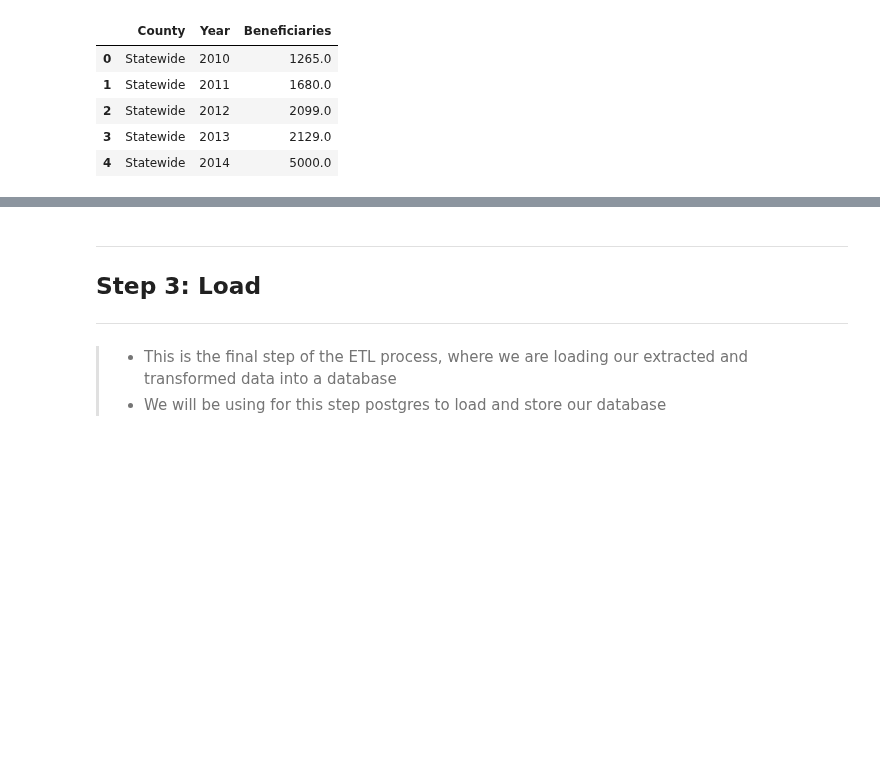
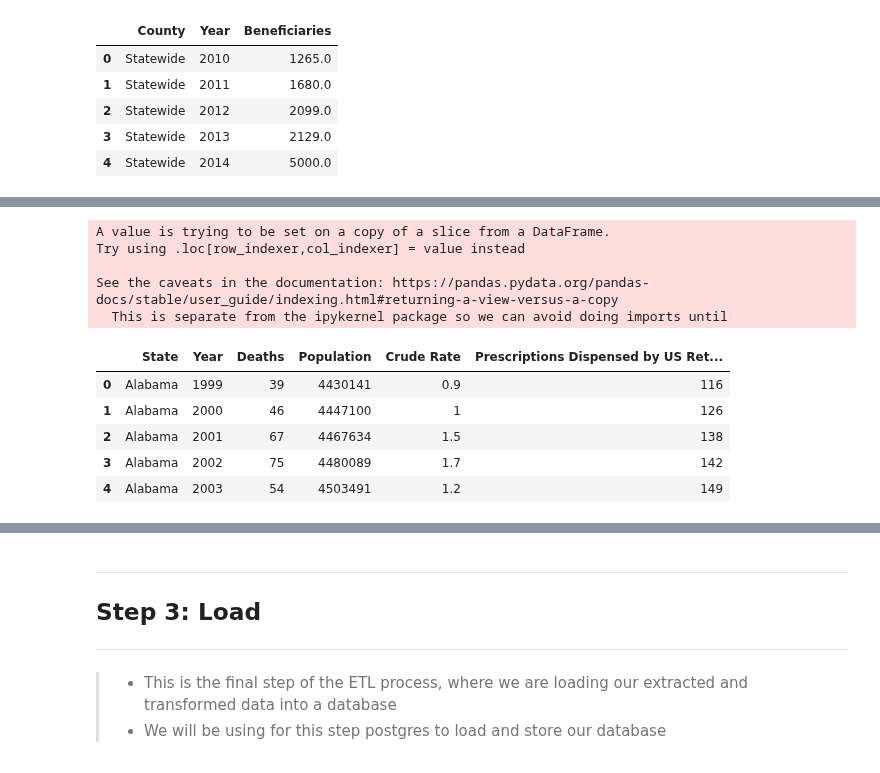
Before and after one commit to Chahnaz-Kbaisi/ETL-Project, a Jupyter notebook: usage_overdose_us.ipynb, the cells around one changed output, grey strips where cells are left out. Saved outputs shown, nothing was run; the diff lists cells and outputs as text; code cells hidden in the pictures; blank space fills up the shorter version.

```diff
--- a/usage_overdose_us.ipynb
+++ b/usage_overdose_us.ipynb
@@ -160,0 +172,17 @@ assisted_treatment.head()
+# %%
+# File 1: We will need to convert the Crude Rate columns data type
+# Converting data type for Crude Rate column:
+death_cause_subset['Crude Rate'] = death_cause_subset['Crude Rate'].astype(str)
+death_cause_subset.head()
+# %% [output]
+A value is trying to be set on a copy of a slice from a DataFrame.
+Try using .loc[row_indexer,col_indexer] = value instead
+
+See the caveats in the documentation: https://pandas.pydata.org/pandas-docs/stable/user_guide/indexing.html#returning-a-view-versus-a-copy
+  This is separate from the ipykernel package so we can avoid doing imports until
+|  | State | Year | Deaths | Population | Crude Rate | Prescriptions Dispensed by US Ret... |
+| 0 | Alabama | 1999 | 39 | 4430141 | 0.9 | 116 |
+| 1 | Alabama | 2000 | 46 | 4447100 | 1 | 126 |
+| 2 | Alabama | 2001 | 67 | 4467634 | 1.5 | 138 |
+| 3 | Alabama | 2002 | 75 | 4480089 | 1.7 | 142 |
+| 4 | Alabama | 2003 | 54 | 4503491 | 1.2 | 149 |
```
Also changed, not shown: parts of 13 cells of this notebook, 3 other files.
